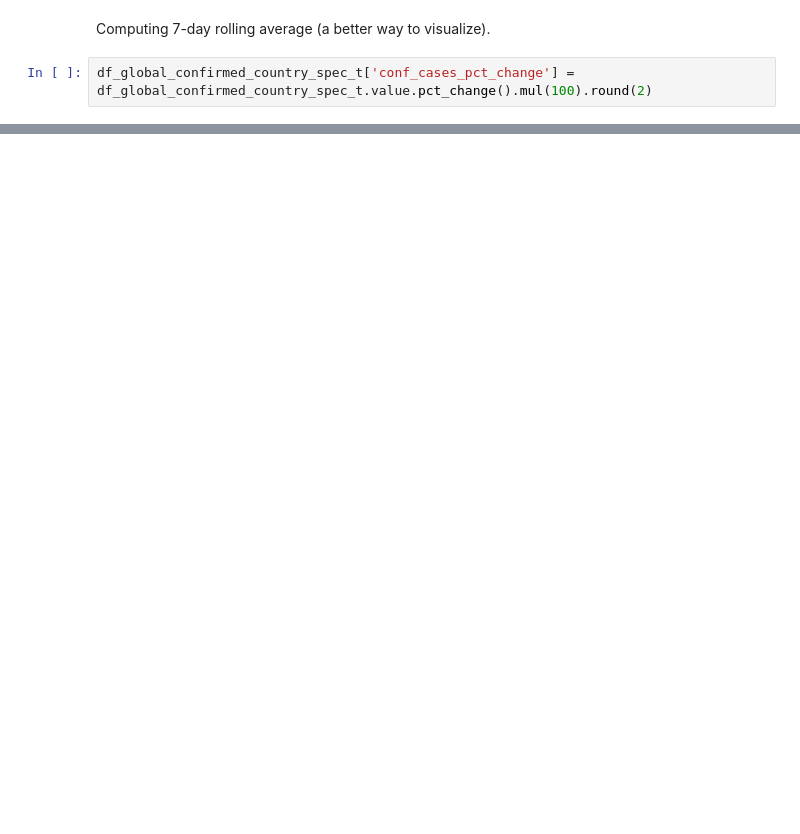
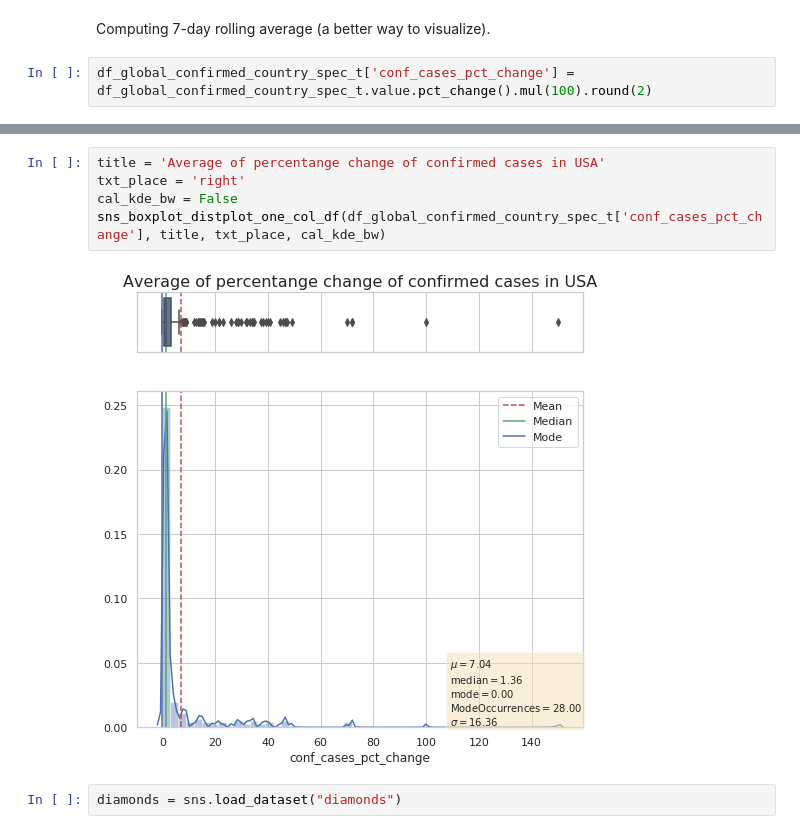
Before and after one commit to lveagithub/barcelonads, a Jupyter notebook: Session_DS_Stats_1/DataTypes.ipynb, the cells around one changed output, grey strips where cells are left out. Saved outputs shown, nothing was run; the diff lists cells and outputs as text; blank space fills up the shorter version.

```diff
--- a/Session_DS_Stats_1/DataTypes.ipynb
+++ b/Session_DS_Stats_1/DataTypes.ipynb
@@ -584,0 +646,9 @@ sns_lineplot_comparisons_rolling(df_global_confirmed_country_spec_t, 'date', 'va
+# %%
+title = 'Average of percentange change of confirmed cases in USA'
+txt_place = 'right'
+cal_kde_bw = False
+sns_boxplot_distplot_one_col_df(df_global_confirmed_country_spec_t['conf_cases_pct_change'], title, txt_place, cal_kde_bw)
+# %% [output]
+[figure, added]
+# %%
+diamonds = sns.load_dataset("diamonds")
```
Also changed, not shown: parts of 20 cells of this notebook, 1 other file.
